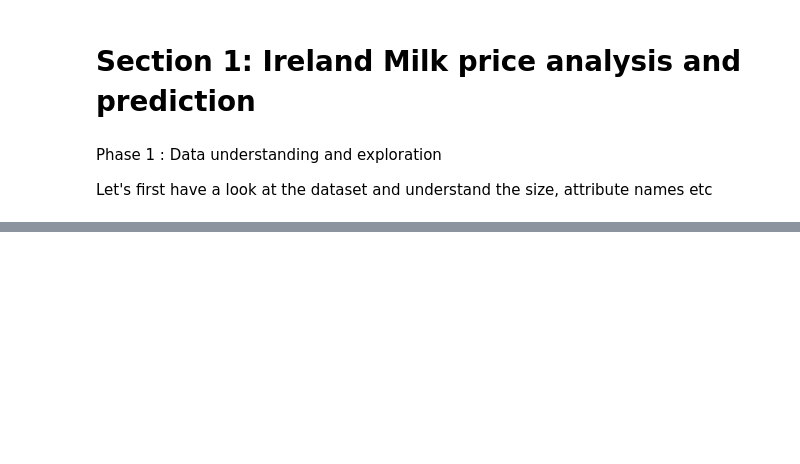
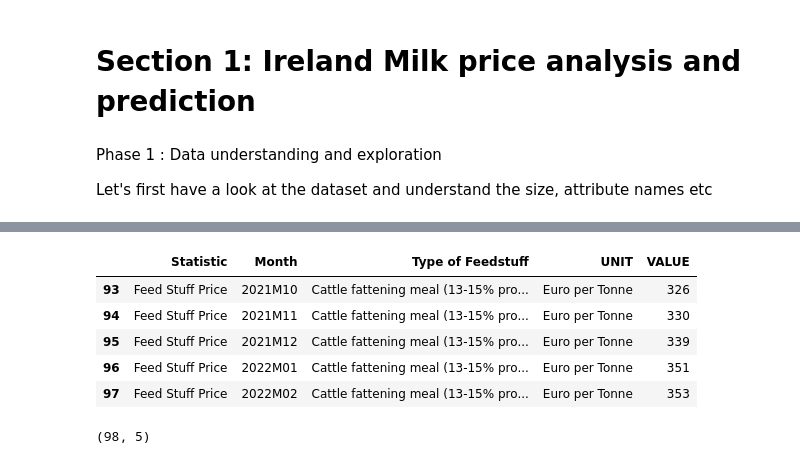
Before and after one commit to dhanya555/CA2, a Jupyter notebook: Integrated_CA2_Individual_Version1.ipynb, the cells around one changed output, grey strips where cells are left out. Drawn from its saved outputs; the diff is of its cells as text; code cells hidden in the pictures; blank space fills up the shorter version.

```diff
--- a/Integrated_CA2_Individual_Version1.ipynb
+++ b/Integrated_CA2_Individual_Version1.ipynb
@@ -45,0 +363,15 @@ filterwarnings('ignore')
+# %%
+#check for last 5 records
+cattle_fattening_feed_price_monthly.tail()
+# %% [output]
+|  | Statistic | Month | Type of Feedstuff | UNIT | VALUE |
+| 93 | Feed Stuff Price | 2021M10 | Cattle fattening meal (13-15% pro... | Euro per Tonne | 326 |
+| 94 | Feed Stuff Price | 2021M11 | Cattle fattening meal (13-15% pro... | Euro per Tonne | 330 |
+| 95 | Feed Stuff Price | 2021M12 | Cattle fattening meal (13-15% pro... | Euro per Tonne | 339 |
+| 96 | Feed Stuff Price | 2022M01 | Cattle fattening meal (13-15% pro... | Euro per Tonne | 351 |
+| 97 | Feed Stuff Price | 2022M02 | Cattle fattening meal (13-15% pro... | Euro per Tonne | 353 |
+# %%
+#check for shape
+cattle_fattening_feed_price_monthly.shape
+# %% [output]
+(98, 5)
```
Also changed, not shown: parts of 116 cells of this notebook, 32 other files.
